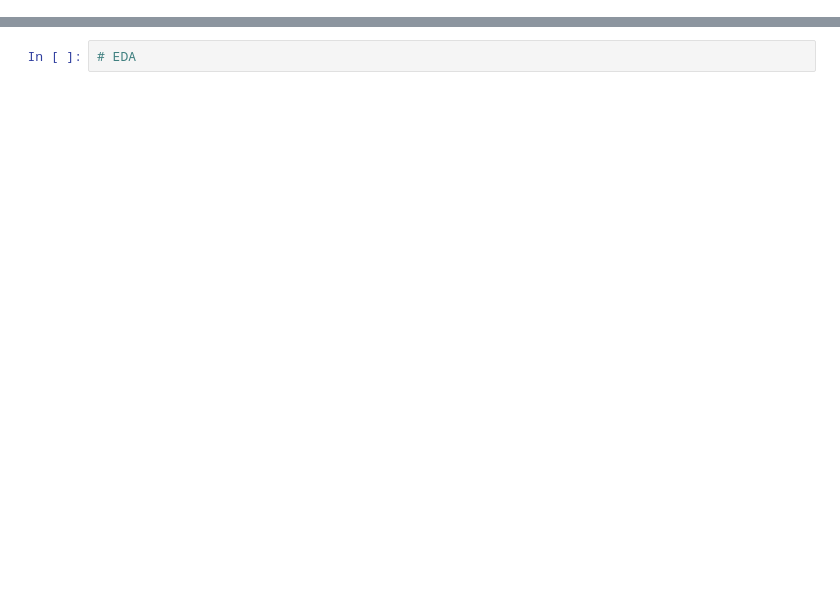
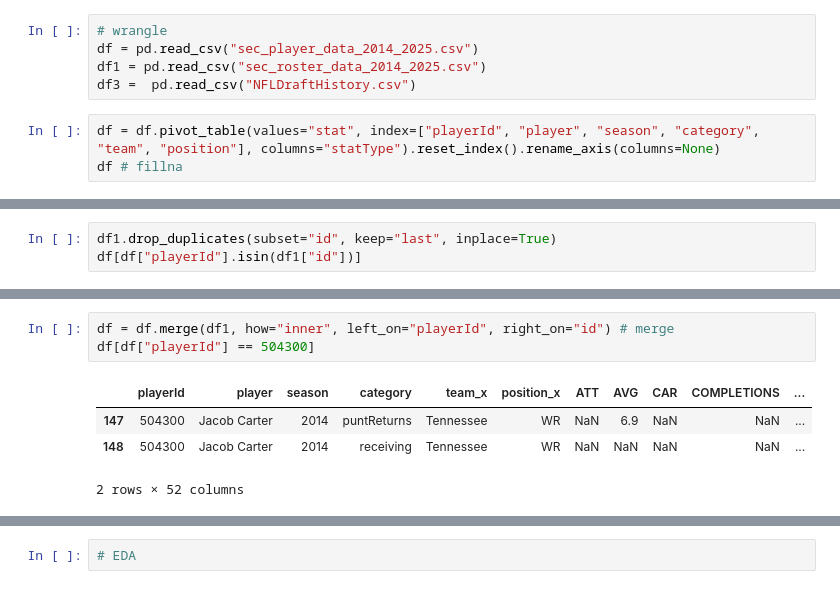
Before and after one commit to dhoff316/datascience-club-F26, a Jupyter notebook: collection_wrangling.ipynb, the cells around one changed output, grey strips where cells are left out. Drawn from its saved outputs; the diff is of its cells as text; blank space fills up the shorter version.

Commit message:
pivoted player data, merged player and roster data

```diff
--- a/collection_wrangling.ipynb
+++ b/collection_wrangling.ipynb
@@ -56,0 +57,8 @@ df[(df["season"] == 2014) & (df["team"] == "Tennessee")].head(20) # pivot or dic
+# %%
+# wrangle
+df = pd.read_csv("sec_player_data_2014_2025.csv")
+df1 = pd.read_csv("sec_roster_data_2014_2025.csv")
+df3 =  pd.read_csv("NFLDraftHistory.csv")
+# %%
+df = df.pivot_table(values="stat", index=["playerId", "player", "season", "category", "team", "position"], columns="statType").reset_index().rename_axis(columns=None)
+df # fillna
@@ -56,0 +111,3 @@ df[(df["season"] == 2014) & (df["team"] == "Tennessee")].head(20) # pivot or dic
+# %%
+df1.drop_duplicates(subset="id", keep="last", inplace=True)
+df[df["playerId"].isin(df1["id"])]
@@ -56,0 +128,8 @@ df[(df["season"] == 2014) & (df["team"] == "Tennessee")].head(20) # pivot or dic
+# %%
+df = df.merge(df1, how="inner", left_on="playerId", right_on="id") # merge
+df[df["playerId"] == 504300]
+# %% [output]
+|  | playerId | player | season | category | team_x | position_x | ATT | AVG | CAR | COMPLETIONS | ... |
+| 147 | 504300 | Jacob Carter | 2014 | puntReturns | Tennessee | WR | NaN | 6.9 | NaN | NaN | ... |
+| 148 | 504300 | Jacob Carter | 2014 | receiving | Tennessee | WR | NaN | NaN | NaN | NaN | ... |
+2 rows × 52 columns
```
Also changed, not shown: parts of 17 cells of this notebook.
